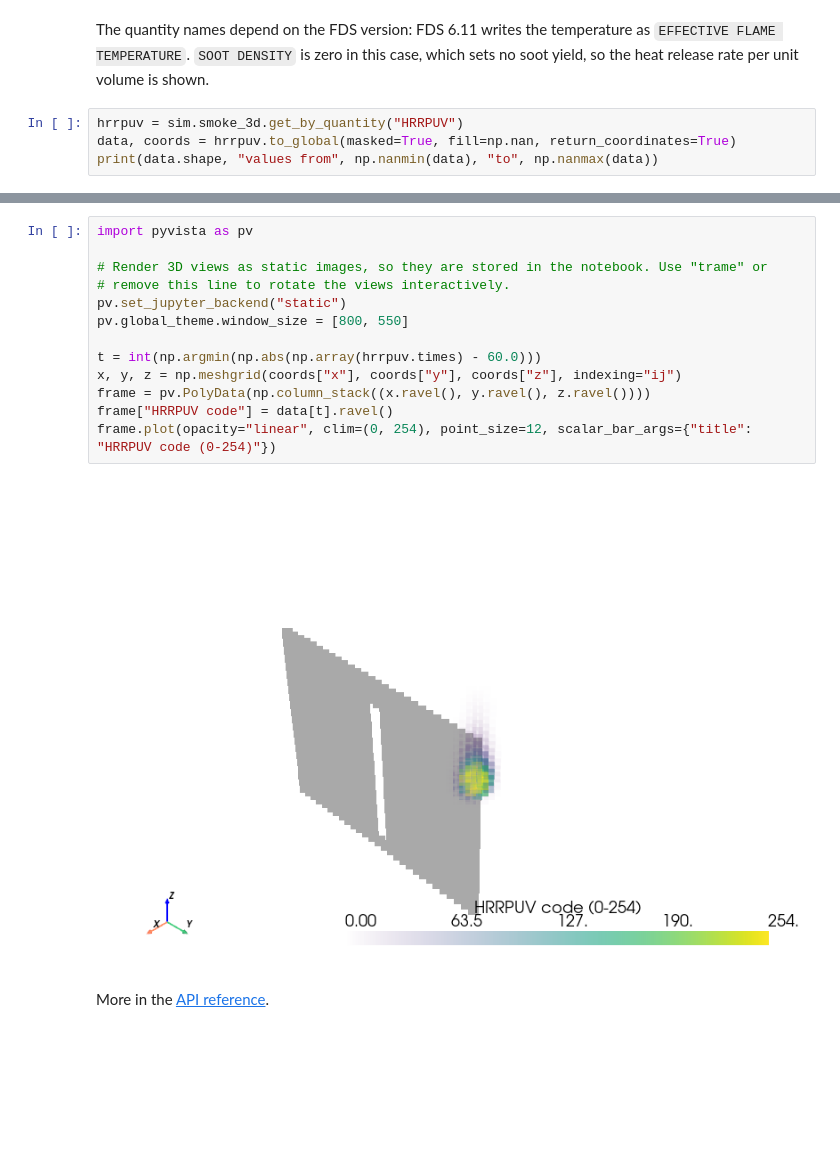
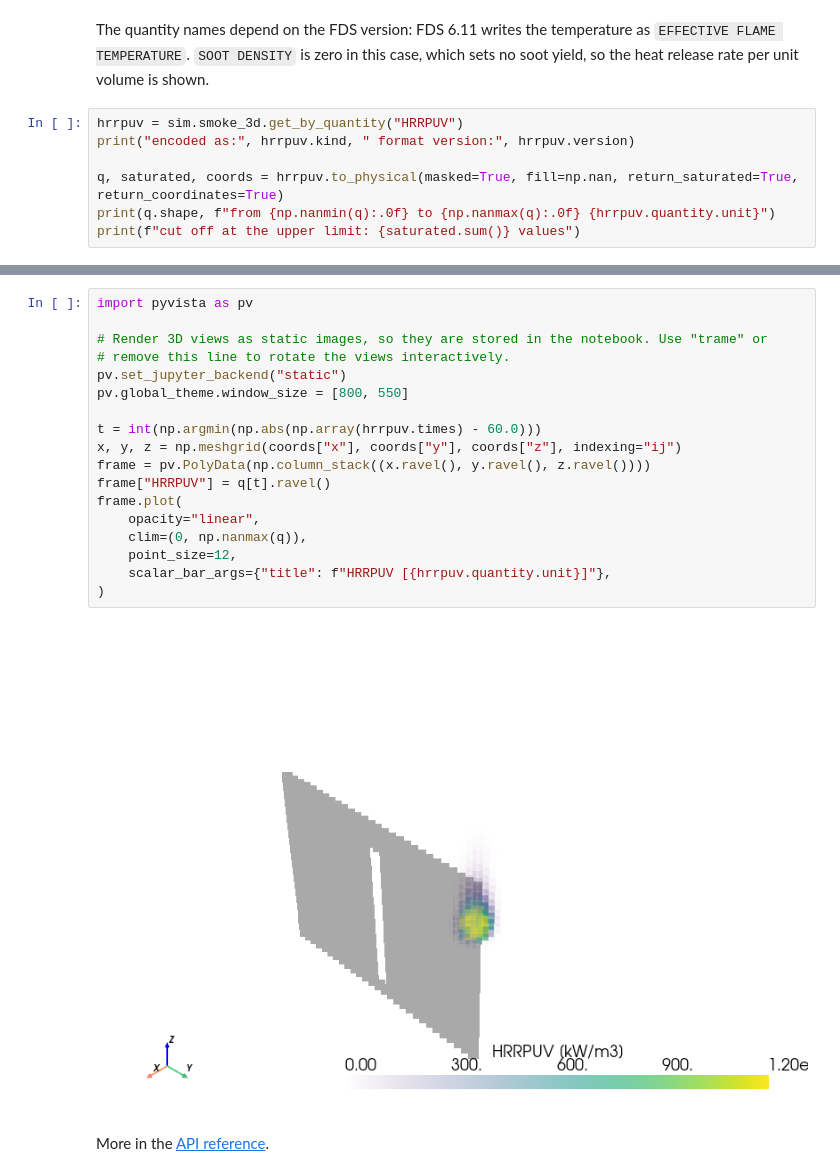
Before and after one commit to FireDynamics/fdsreader, a Jupyter notebook: examples/smoke3d/smoke3d.ipynb, the cells around one changed output, grey strips where cells are left out. Saved outputs shown, nothing was run; the diff lists cells and outputs as text; blank space fills up the shorter version.

```diff
--- a/examples/smoke3d/smoke3d.ipynb
+++ b/examples/smoke3d/smoke3d.ipynb
@@ -27,6 +29,9 @@ The quantity names depend on the FDS version: FDS 6.11 writes the temperature as
 yield, so the heat release rate per unit volume is shown.
 # %%
 hrrpuv = sim.smoke_3d.get_by_quantity("HRRPUV")
-data, coords = hrrpuv.to_global(masked=True, fill=np.nan, return_coordinates=True)
-print(data.shape, "values from", np.nanmin(data), "to", np.nanmax(data))
+print("encoded as:", hrrpuv.kind, " format version:", hrrpuv.version)
+
+q, saturated, coords = hrrpuv.to_physical(masked=True, fill=np.nan, return_saturated=True, return_coordinates=True)
+print(q.shape, f"from {np.nanmin(q):.0f} to {np.nanmax(q):.0f} {hrrpuv.quantity.unit}")
+print(f"cut off at the upper limit: {saturated.sum()} values")
 # %% [output]
@@ -49,17 +62,22 @@ the masked wall with the door.
 # %%
 import pyvista as pv
 
 # Render 3D views as static images, so they are stored in the notebook. Use "trame" or
 # remove this line to rotate the views interactively.
 pv.set_jupyter_backend("static")
 pv.global_theme.window_size = [800, 550]
 
 t = int(np.argmin(np.abs(np.array(hrrpuv.times) - 60.0)))
 x, y, z = np.meshgrid(coords["x"], coords["y"], coords["z"], indexing="ij")
 frame = pv.PolyData(np.column_stack((x.ravel(), y.ravel(), z.ravel())))
-frame["HRRPUV code"] = data[t].ravel()
-frame.plot(opacity="linear", clim=(0, 254), point_size=12, scalar_bar_args={"title": "HRRPUV code (0-254)"})
+frame["HRRPUV"] = q[t].ravel()
+frame.plot(
+    opacity="linear",
+    clim=(0, np.nanmax(q)),
+    point_size=12,
+    scalar_bar_args={"title": f"HRRPUV [{hrrpuv.quantity.unit}]"},
+)
 # %% [output]
-[figure, old version]
+[figure, new version]
 # %% [markdown]
 More in the [API reference](https://fdsreader.readthedocs.io/en/latest/api/smoke3d.html).
```
Also changed, not shown: parts of 5 cells of this notebook, 5 other files.
